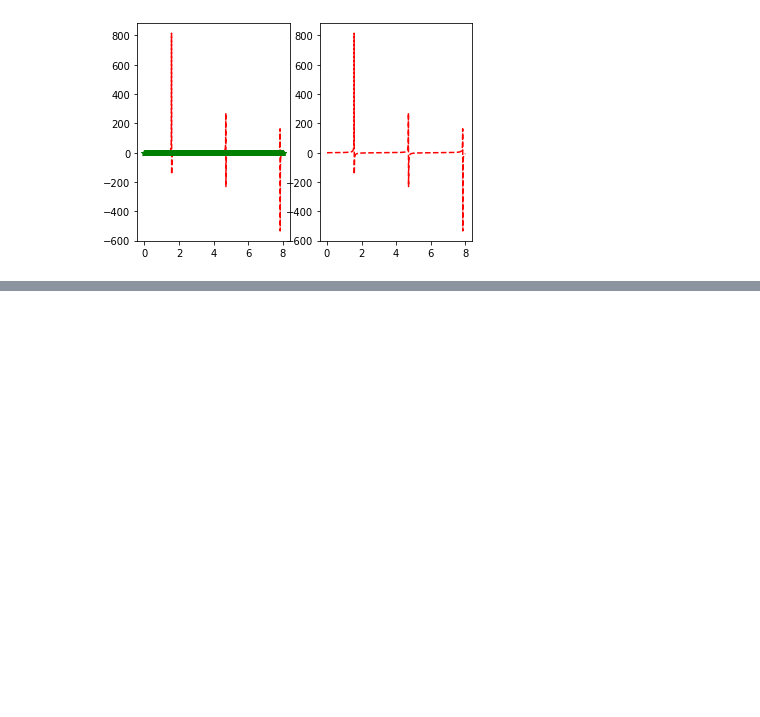
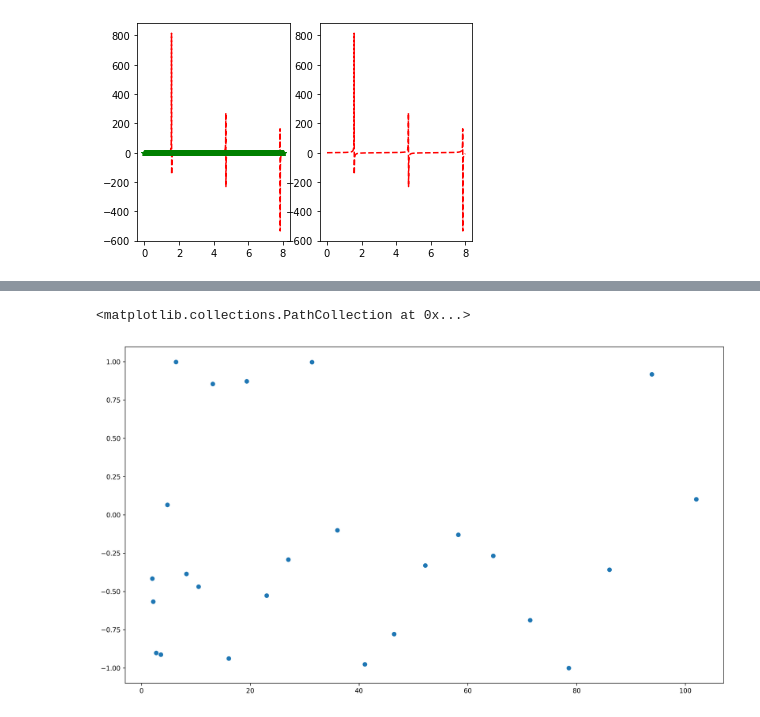
Before and after one commit to FreddieMercy/Deep-Learning-A-Z-Hands-On-Artificial-Neural-Networks, a Jupyter notebook: Practice/MatplotlibPractice.ipynb, the cells around one changed output, grey strips where cells are left out. Cells and saved outputs as stored; diff of their text form; code cells hidden in the pictures; blank space fills up the shorter version.

```diff
--- a/Practice/MatplotlibPractice.ipynb
+++ b/Practice/MatplotlibPractice.ipynb
@@ -80,0 +108,7 @@ pylab.plot(x, np.tan(x), 'r--')
+# %%
+fig = pyplot.figure(figsize=(16, 9), dpi=300)  # add size and dpi
+axes = fig.add_axes([0.1, 0.1, 0.8, 0.8])  # posit fig 1
+axes.scatter(y, np.cos(y))
+# %% [output]
+<matplotlib.collections.PathCollection at 0x...>
+[figure, added]
```
Also changed, not shown: parts of 12 cells of this notebook, 2 other files.
